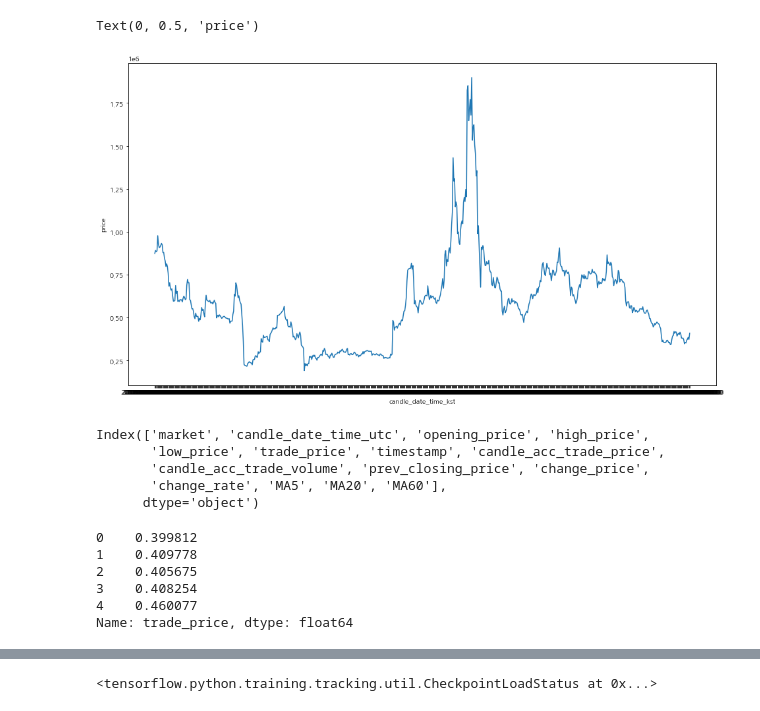
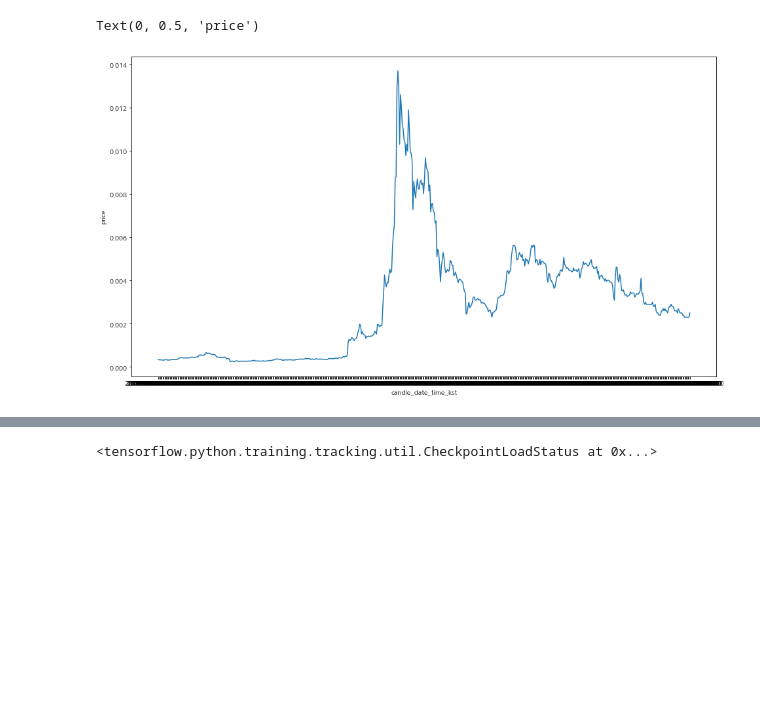
Before and after one commit to ai-practice-course/course-material, a Jupyter notebook: notebooks/LSTM-tf.ipynb, the cells around one changed output, grey strips where cells are left out. Saved outputs shown, nothing was run; the diff lists cells and outputs as text; code cells hidden in the pictures; blank space fills up the shorter version.

```diff
--- a/notebooks/LSTM-tf.ipynb
+++ b/notebooks/LSTM-tf.ipynb
@@ -21,5 +21,5 @@ plt.rcParams['font.family'] = 'NanumGothic'
 with open('../data/crypto_currency.pickle', 'rb') as f:
     data = pickle.load(f)
 # %%
-bch = data['KRW-BCH']
+btt = data['KRW-BTT']
 # %%
@@ -34,13 +34,13 @@ bch.tail()
 # %%
-bch.set_index('candle_date_time_kst', inplace = True)
+btt.set_index('candle_date_time_kst', inplace = True)
 # %%
 plt.figure(figsize=(16, 9))
-sns.lineplot(y=bch['trade_price'], x=bch.index)
+sns.lineplot(y=btt['trade_price'], x=btt.index)
 plt.xlabel('candle_date_time_kst')
 plt.ylabel('price')
 # %% [output]
 Text(0, 0.5, 'price')
-[figure, old version]
+[figure, new version]
 # %%
 scaler = MinMaxScaler()
 # 스케일을 적용할 column을 정의합니다.
@@ -50,21 +51,4 @@ scaled = scaler.fit_transform(bch[scale_cols])
-# %%
-bch.columns
-# %% [output]
-Index(['market', 'candle_date_time_utc', 'opening_price', 'high_price',
-       'low_price', 'trade_price', 'timestamp', 'candle_acc_trade_price',
-       'candle_acc_trade_volume', 'prev_closing_price', 'change_price',
-       'change_rate', 'MA5', 'MA20', 'MA60'],
-      dtype='object')
 # %%
 df = pd.DataFrame(scaled, columns=scale_cols)
 # %%
 x_train, x_test, y_train, y_test = train_test_split(df.drop('trade_price', 1), df['trade_price'], test_size=0.2, random_state=0, shuffle=False)
-# %%
-y_train.head()
-# %% [output]
-0    0.399812
-1    0.409778
-2    0.405675
-3    0.408254
-4    0.460077
-Name: trade_price, dtype: float64
```
Also changed, not shown: parts of 22 cells of this notebook, 8 other files.
